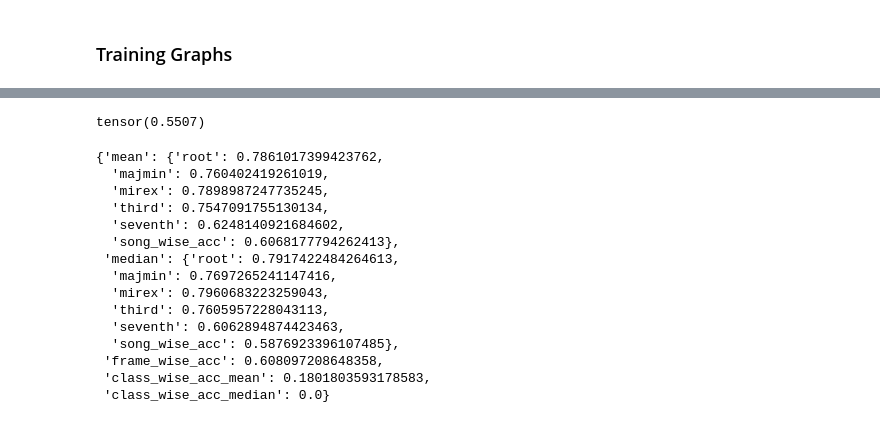
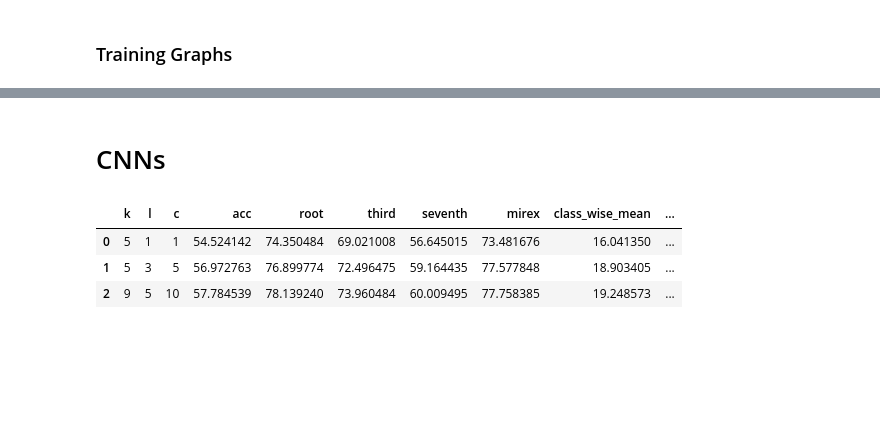
Before and after one commit to PierreRL/AutomaticChordRecognition, a Jupyter notebook: notebooks/experiments/1. Baselines.ipynb, the cells around one changed output, grey strips where cells are left out. Saved outputs shown, nothing was run; the diff lists cells and outputs as text; code cells hidden in the pictures; blank space fills up the shorter version.

```diff
--- a/notebooks/experiments/1. Baselines.ipynb
+++ b/notebooks/experiments/1. Baselines.ipynb
@@ -56,13 +49,13 @@ df
 ### Training Graphs
 # %%
 # Loop over directory of experiments
-DIR = './results/logistic_lr_search/'
+DIR = './results/logistic_lr_search'
 experiments = os.listdir(DIR)
 for lr_scheduler in ['cosine', 'plateau', 'none']:
-    for lr in [1e-5, 0.0001, 0.001, 0.01]:
+    for lr in [0.0001, 0.001, 0.01]:
         if lr_scheduler == 'none' and lr == 0.0001:
             continue
-        exp = f'lr-search_{lr_scheduler}_{lr}'
+        exp = f'lr_{lr}_scheduler_{lr_scheduler}'
         training_history = json.load(open(f'{DIR}/{exp}/training_history.json'))
         train_losses = training_history['train_losses']
         val_losses = training_history['val_losses']
@@ -135,29 +75,33 @@ all_preds, all_labels = get_predictions(model, val_dataset)
-# %%
-# overall accuracy
-overall_accuracy = (all_preds == all_labels).float().mean()
-overall_accuracy
-# %% [output]
-tensor(0.5507)
-# %%
-train_filenames, val_filenames, test_filenames = get_split_filenames()
-test_dataset = FullChordDataset(test_filenames, gen_layer=None)
-
-# Evaluate the model on validation data
-test_metrics = evaluate_model(model, test_dataset, batch_size=16)
-test_metrics
-# %% [output]
-{'mean': {'root': 0.7861017399423762,
-  'majmin': 0.760402419261019,
-  'mirex': 0.7898987247735245,
-  'third': 0.7547091755130134,
-  'seventh': 0.6248140921684602,
-  'song_wise_acc': 0.6068177794262413},
- 'median': {'root': 0.7917422484264613,
-  'majmin': 0.7697265241147416,
-  'mirex': 0.7960683223259043,
-  'third': 0.7605957228043113,
-  'seventh': 0.6062894874423463,
-  'song_wise_acc': 0.5876923396107485},
- 'frame_wise_acc': 0.608097208648358,
- 'class_wise_acc_mean': 0.1801803593178583,
- 'class_wise_acc_median': 0.0}
+# %% [markdown]
+# CNNs
+# %%
+rows = []
+DIR = "./results/cnns"
+
+ks = [5, 5, 9]
+ls = [1,3,5]
+cs = [1,5,10]
+for k, l, c in zip(ks, ls, cs):
+    with open(f"{DIR}/cnn_k{k}_l{l}_c{c}/val_metrics.json") as f:
+        data = json.load(f)
+    rows.append({
+        'k': k,
+        'l': l,
+        'c': c,
+        'acc': data['mean']['acc'],
+        'root': data['mean']['root'],
+        'third': data['mean']['third'],
+        'seventh': data['mean']['seventh'],
+        'mirex': data['mean']['mirex'],
+        'class_wise_mean': data['class_wise']['acc']['mean'],
+        'class_wise_median': data['class_wise']['acc']['median'],
+    })
+
+df = pd.DataFrame(rows)
+# %%
+df
+# %% [output]
+|  | k | l | c | acc | root | third | seventh | mirex | class_wise_mean | ... |
+| 0 | 5 | 1 | 1 | 54.524142 | 74.350484 | 69.021008 | 56.645015 | 73.481676 | 16.041350 | ... |
+| 1 | 5 | 3 | 5 | 56.972763 | 76.899774 | 72.496475 | 59.164435 | 77.577848 | 18.903405 | ... |
+| 2 | 9 | 5 | 10 | 57.784539 | 78.139240 | 73.960484 | 60.009495 | 77.758385 | 19.248573 | ... |
```
Also changed, not shown: parts of 6 cells of this notebook, 8 other files.
